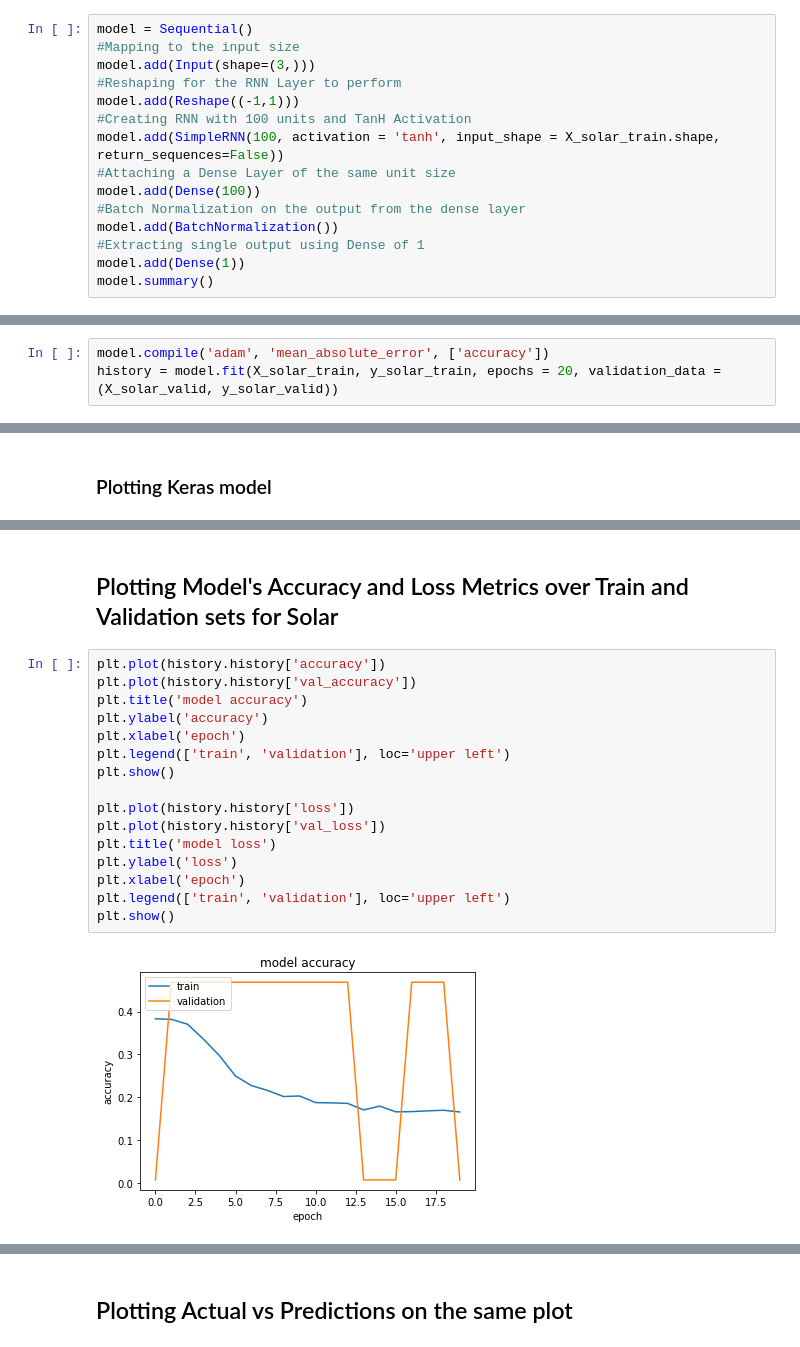
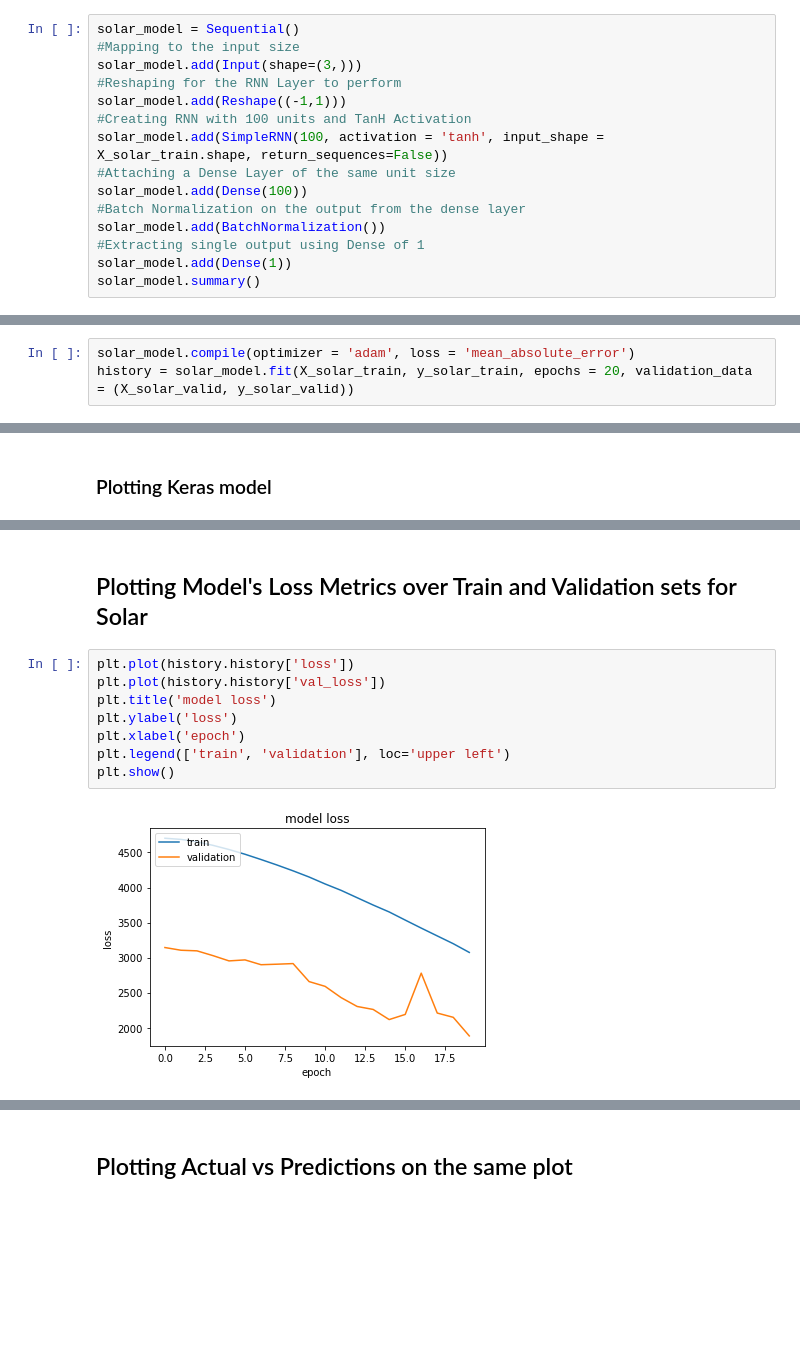
Before and after one commit to DheerajKN/Renewable-Energy-Prediction, a Jupyter notebook: 5. DRNN.ipynb, the cells around one changed output, grey strips where cells are left out. Drawn from its saved outputs; the diff is of its cells as text; blank space fills up the shorter version.

Commit message:
Minor Modifications done to each developed model

```diff
--- a/5. DRNN.ipynb
+++ b/5. DRNN.ipynb
@@ -60,20 +60,20 @@ y_wind_test = scaler.fit_transform(test['DE_wind_generation_actual'].values.resh
 # %% [markdown]
 ## Building a DRNN Layer using Recurrent Neural Net with Fully Connected Layer
 # %%
-model = Sequential()
+solar_model = Sequential()
 #Mapping to the input size
-model.add(Input(shape=(3,)))
+solar_model.add(Input(shape=(3,)))
 #Reshaping for the RNN Layer to perform
-model.add(Reshape((-1,1)))
+solar_model.add(Reshape((-1,1)))
 #Creating RNN with 100 units and TanH Activation
-model.add(SimpleRNN(100, activation = 'tanh', input_shape = X_solar_train.shape, return_sequences=False))
+solar_model.add(SimpleRNN(100, activation = 'tanh', input_shape = X_solar_train.shape, return_sequences=False))
 #Attaching a Dense Layer of the same unit size
-model.add(Dense(100))
+solar_model.add(Dense(100))
 #Batch Normalization on the output from the dense layer
-model.add(BatchNormalization())
+solar_model.add(BatchNormalization())
 #Extracting single output using Dense of 1
-model.add(Dense(1))
-model.summary()
+solar_model.add(Dense(1))
+solar_model.summary()
 # %% [output]
 Model: "sequential"
 _________________________________________________________________
@@ -96,7 +96,7 @@ _________________________________________________________________
 # %% [markdown]
 ## Compiling the model by passing adam optimizer, loss=MAE and fetching accuracy metrics
 # %%
-model.compile('adam', 'mean_absolute_error', ['accuracy'])
-history = model.fit(X_solar_train, y_solar_train, epochs = 20, validation_data = (X_solar_valid, y_solar_valid))
+solar_model.compile(optimizer = 'adam', loss = 'mean_absolute_error')
+history = solar_model.fit(X_solar_train, y_solar_train, epochs = 20, validation_data = (X_solar_valid, y_solar_valid))
 # %% [output]
 Epoch 1/20
@@ -131,22 +131,14 @@ plot_model(
 # %% [output]
 [figure]
 # %% [markdown]
-## Plotting Model's Accuracy and Loss Metrics over Train and Validation sets for Solar
+## Plotting Model's Loss Metrics over Train and Validation sets for Solar
 # %%
-plt.plot(history.history['accuracy'])
-plt.plot(history.history['val_accuracy'])
-plt.title('model accuracy')
-plt.ylabel('accuracy')
-plt.xlabel('epoch')
-plt.legend(['train', 'validation'], loc='upper left')
-plt.show()
-
 plt.plot(history.history['loss'])
 plt.plot(history.history['val_loss'])
 plt.title('model loss')
 plt.ylabel('loss')
 plt.xlabel('epoch')
 plt.legend(['train', 'validation'], loc='upper left')
 plt.show()
 # %% [output]
-[figure, old version]
+[figure, new version]
```
Also changed, not shown: parts of 15 cells of this notebook, 8 other files.
